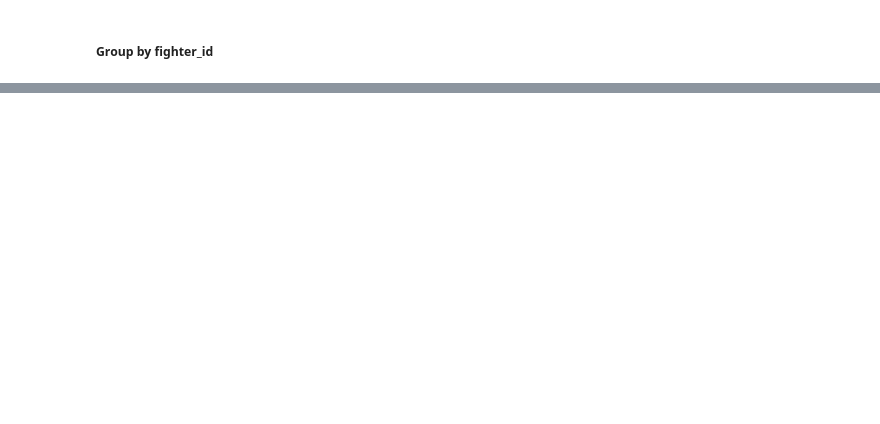
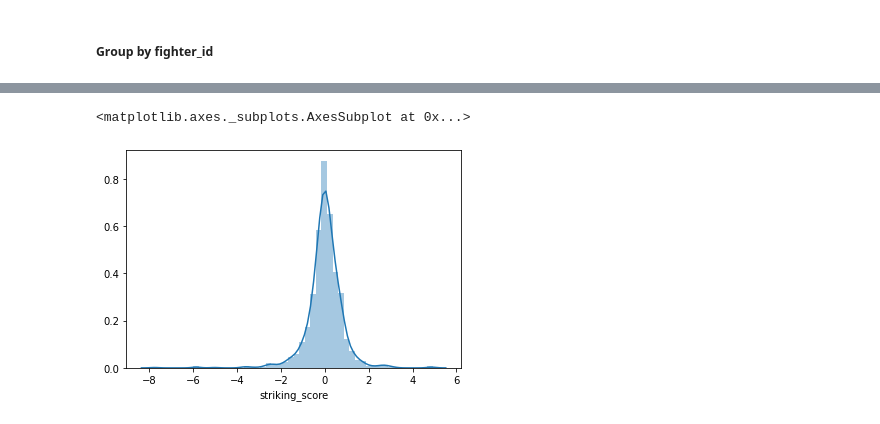
Before and after one commit to mesterhammerfic/match_finder, a Jupyter notebook: notebooks/01_feature_engineering/05_categorizing_styles.ipynb, the cells around one changed output, grey strips where cells are left out. Cells and saved outputs as stored; diff of their text form; code cells hidden in the pictures; blank space fills up the shorter version.

Commit message:
calculated striking and grappling scores

```diff
--- a/notebooks/01_feature_engineering/05_categorizing_styles.ipynb
+++ b/notebooks/01_feature_engineering/05_categorizing_styles.ipynb
@@ -466,0 +105,3 @@ grappling_by_fighter.loc[
+# %%
+stats_by_fighter['bouts'] = number_of_fights
+stats_by_fighter['name'] = names
@@ -466,0 +127,3 @@ grappling_by_fighter.loc[
+# %%
+exp_fighters = stats_by_fighter[stats_by_fighter['bouts']>=3]
+exp_fighters
@@ -466,0 +147,4 @@ grappling_by_fighter.loc[
+# %%
+z_scores_striking = exp_fighters[['s_ss_s_p15m_di', 'kd_p15m_di']].apply(scipy.stats.zscore)
+z_scores_striking.columns = ['z_s_ss_s_p15m_di', 'z_kd_p15m_di']
+z_scores_striking
@@ -466,0 +168,2 @@ grappling_by_fighter.loc[
+# %%
+exp_fighters['striking_score'] = (z_scores_striking['z_kd_p15m_di'] + z_scores_striking['z_s_ss_s_p15m_di'])/2
@@ -466,0 +176,5 @@ grappling_by_fighter.loc[
+# %%
+sns.distplot(exp_fighters['striking_score'])
+# %% [output]
+<matplotlib.axes._subplots.AxesSubplot at 0x...>
+[figure, added]
```
Also changed, not shown: parts of 105 cells of this notebook.
